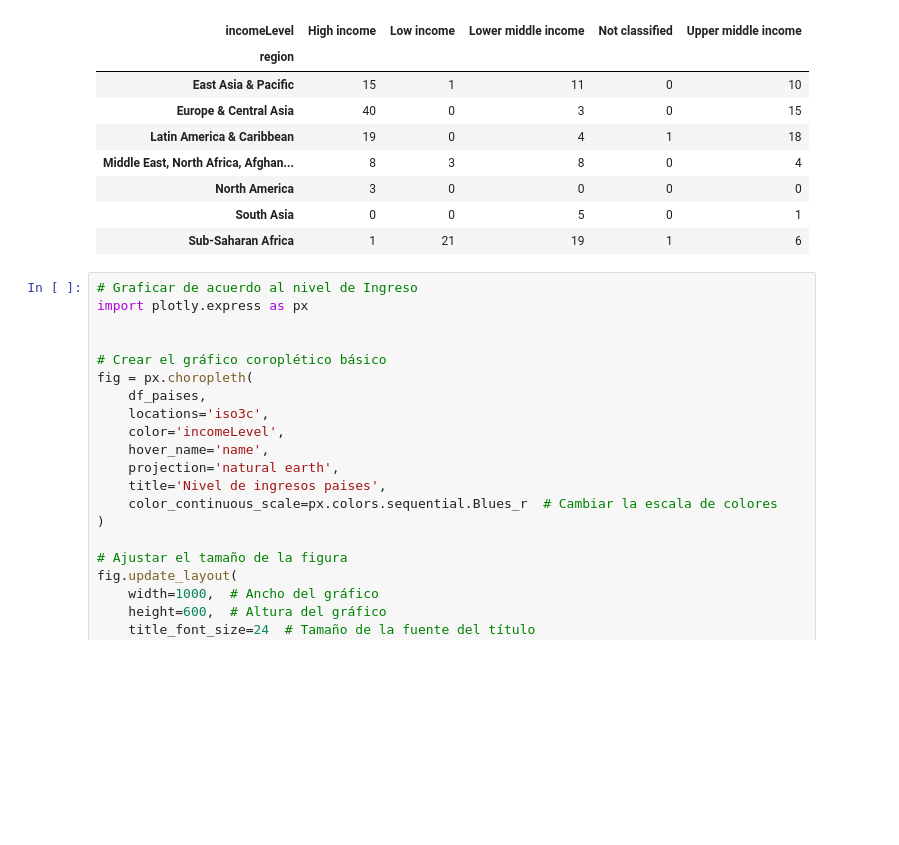
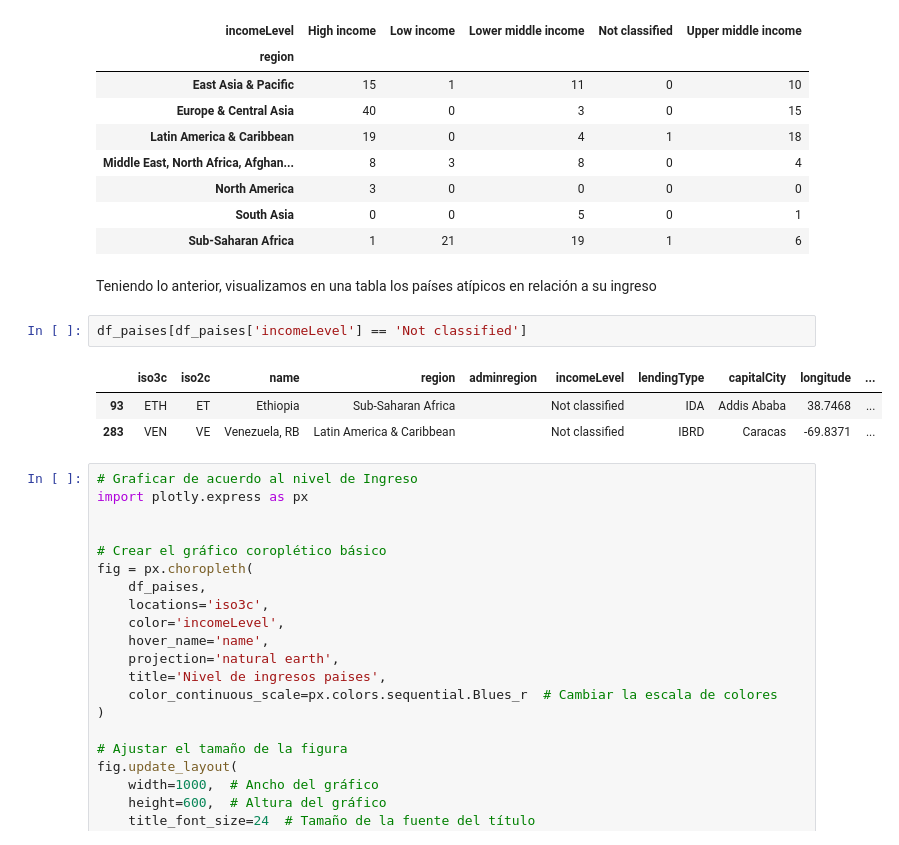
Before and after one commit to ValGArens/Visualizaci-nDeDatos, a Jupyter notebook: VisualizacionDatosIngresos.ipynb, the cells around one changed output. Cells and saved outputs as stored; diff of their text form; blank space fills up the shorter version.

```diff
--- a/VisualizacionDatosIngresos.ipynb
+++ b/VisualizacionDatosIngresos.ipynb
@@ -75,6 +75,14 @@ pd.pivot_table(data = df_paises, index = 'region',columns = 'incomeLevel',aggfun
 | North America | 3 | 0 | 0 | 0 | 0 |
 | South Asia | 0 | 0 | 5 | 0 | 1 |
 | Sub-Saharan Africa | 1 | 21 | 19 | 1 | 6 |
+# %% [markdown]
+Teniendo lo anterior, visualizamos en una tabla los países atípicos en relación a su ingreso
+# %%
+df_paises[df_paises['incomeLevel'] == 'Not classified']
+# %% [output]
+|  | iso3c | iso2c | name | region | adminregion | incomeLevel | lendingType | capitalCity | longitude | ... |
+| 93 | ETH | ET | Ethiopia | Sub-Saharan Africa |  | Not classified | IDA | Addis Ababa | 38.7468 | ... |
+| 283 | VEN | VE | Venezuela, RB | Latin America & Caribbean |  | Not classified | IBRD | Caracas | -69.8371 | ... |
 # %%
 # Graficar de acuerdo al nivel de Ingreso
 import plotly.express as px
```
